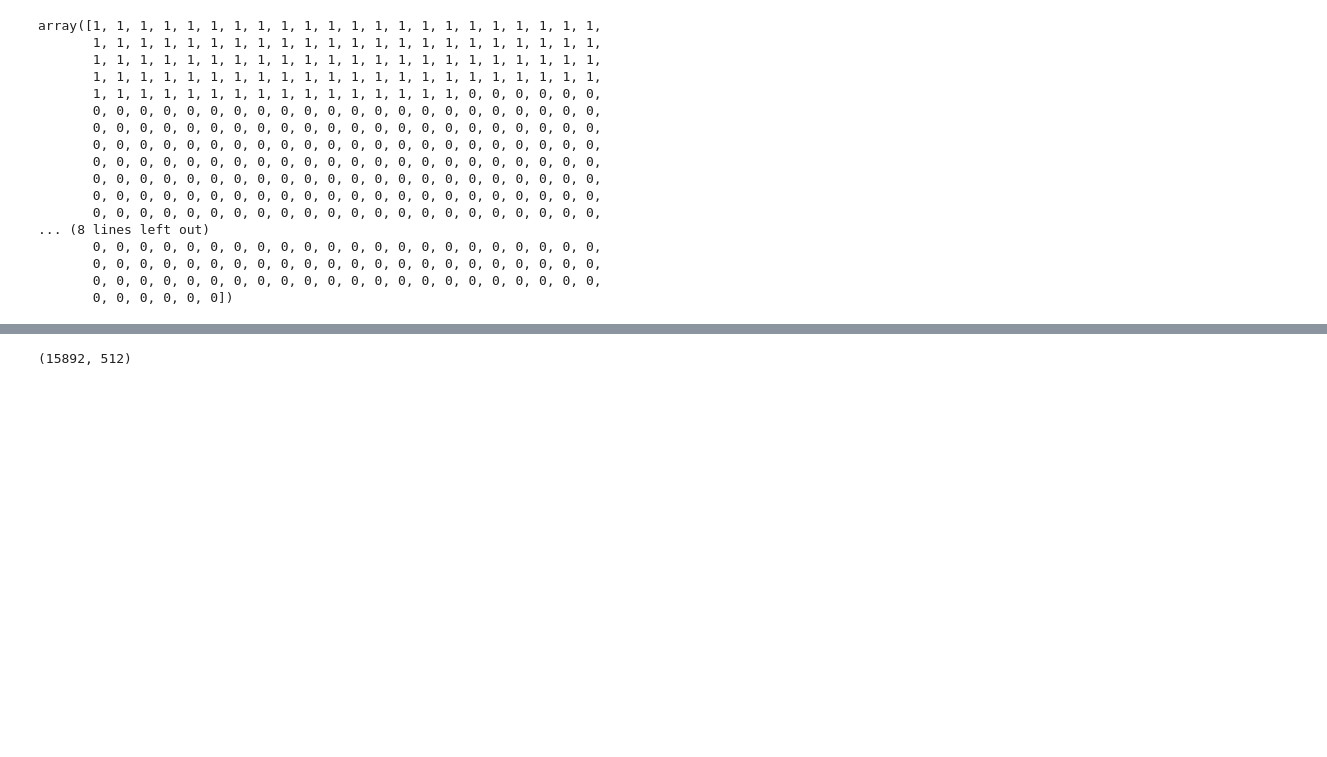
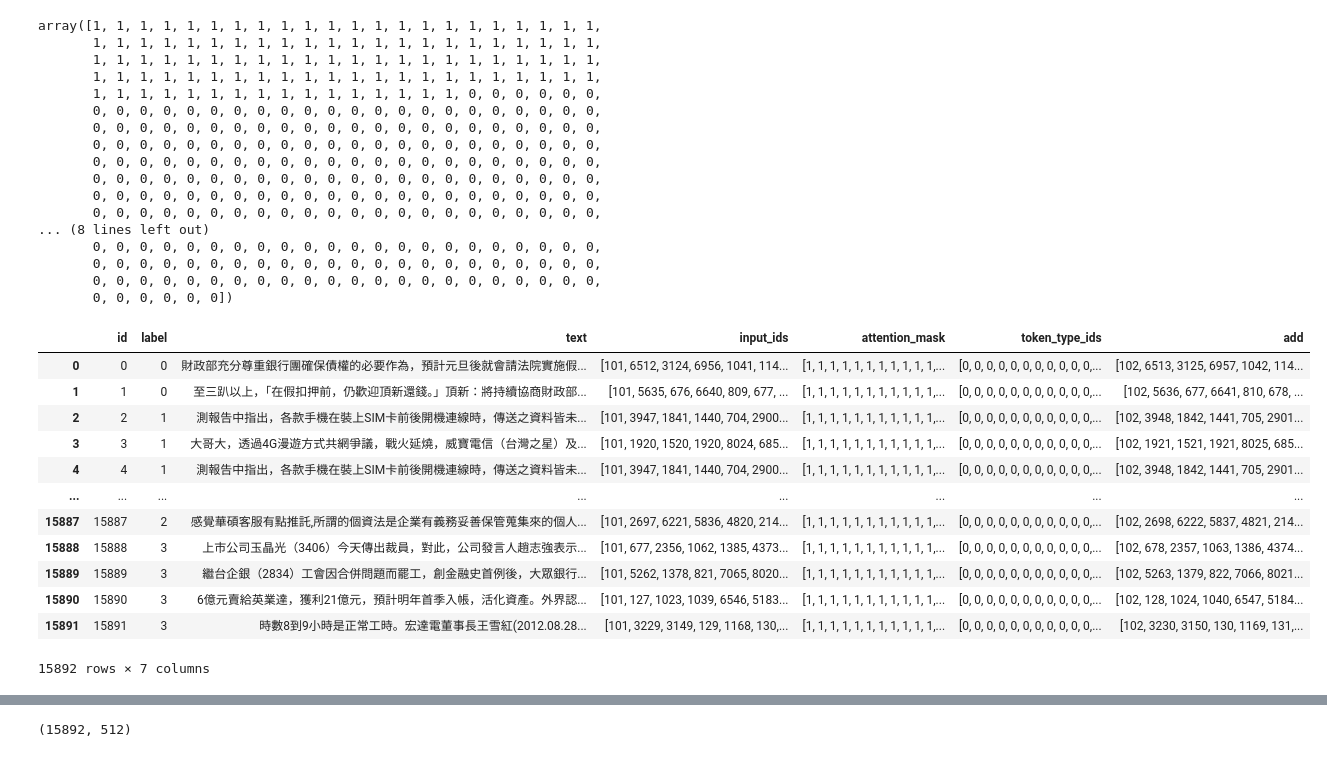
Before and after one commit to roccqqck/news_bert, a Jupyter notebook: 2.tokenize_tf.ipynb, the cells around one changed output, grey strips where cells are left out. Saved outputs shown, nothing was run; the diff lists cells and outputs as text; code cells hidden in the pictures; blank space fills up the shorter version.

```diff
--- a/2.tokenize_tf.ipynb
+++ b/2.tokenize_tf.ipynb
@@ -296,3 +286,26 @@ array([1, 1, 1, 1, 1, 1, 1, 1, 1, 1, 1, 1, 1, 1, 1, 1, 1, 1, 1, 1, 1, 1,
        0, 0, 0, 0, 0, 0, 0, 0, 0, 0, 0, 0, 0, 0, 0, 0, 0, 0, 0, 0, 0, 0,
        0, 0, 0, 0, 0, 0, 0, 0, 0, 0, 0, 0, 0, 0, 0, 0, 0, 0, 0, 0, 0, 0,
        0, 0, 0, 0, 0, 0])
+# %%
+# 2個column numpy相加
+def add_2_column(input_ids, attention_mask):
+    add = np.array(input_ids) + np.array(attention_mask)
+    return add
+# %%
+# pandas apply 用2個column # 2個column numpy相加
+df_news['add'] = df_news.apply(lambda row: add_2_column(row['input_ids'], row['attention_mask']), axis=1)
+df_news
+# %% [output]
+|  | id | label | text | input_ids | attention_mask | token_type_ids | add |
+| 0 | 0 | 0 | 財政部充分尊重銀行團確保債權的必要作為，預計元旦後就會請法院實施假... | [101, 6512, 3124, 6956, 1041, 114... | [1, 1, 1, 1, 1, 1, 1, 1, 1, 1, 1,... | [0, 0, 0, 0, 0, 0, 0, 0, 0, 0, 0,... | [102, 6513, 3125, 6957, 1042, 114... |
+| 1 | 1 | 0 | 至三趴以上，「在假扣押前，仍歡迎頂新還錢。」頂新：將持續協商財政部... | [101, 5635, 676, 6640, 809, 677, ... | [1, 1, 1, 1, 1, 1, 1, 1, 1, 1, 1,... | [0, 0, 0, 0, 0, 0, 0, 0, 0, 0, 0,... | [102, 5636, 677, 6641, 810, 678, ... |
+| 2 | 2 | 1 | 測報告中指出，各款手機在裝上SIM卡前後開機連線時，傳送之資料皆未... | [101, 3947, 1841, 1440, 704, 2900... | [1, 1, 1, 1, 1, 1, 1, 1, 1, 1, 1,... | [0, 0, 0, 0, 0, 0, 0, 0, 0, 0, 0,... | [102, 3948, 1842, 1441, 705, 2901... |
+| 3 | 3 | 1 | 大哥大，透過4G漫遊方式共網爭議，戰火延燒，威寶電信（台灣之星）及... | [101, 1920, 1520, 1920, 8024, 685... | [1, 1, 1, 1, 1, 1, 1, 1, 1, 1, 1,... | [0, 0, 0, 0, 0, 0, 0, 0, 0, 0, 0,... | [102, 1921, 1521, 1921, 8025, 685... |
+| 4 | 4 | 1 | 測報告中指出，各款手機在裝上SIM卡前後開機連線時，傳送之資料皆未... | [101, 3947, 1841, 1440, 704, 2900... | [1, 1, 1, 1, 1, 1, 1, 1, 1, 1, 1,... | [0, 0, 0, 0, 0, 0, 0, 0, 0, 0, 0,... | [102, 3948, 1842, 1441, 705, 2901... |
+| ... | ... | ... | ... | ... | ... | ... | ... |
+| 15887 | 15887 | 2 | 感覺華碩客服有點推託,所謂的個資法是企業有義務妥善保管蒐集來的個人... | [101, 2697, 6221, 5836, 4820, 214... | [1, 1, 1, 1, 1, 1, 1, 1, 1, 1, 1,... | [0, 0, 0, 0, 0, 0, 0, 0, 0, 0, 0,... | [102, 2698, 6222, 5837, 4821, 214... |
+| 15888 | 15888 | 3 | 上市公司玉晶光（3406）今天傳出裁員，對此，公司發言人趙志強表示... | [101, 677, 2356, 1062, 1385, 4373... | [1, 1, 1, 1, 1, 1, 1, 1, 1, 1, 1,... | [0, 0, 0, 0, 0, 0, 0, 0, 0, 0, 0,... | [102, 678, 2357, 1063, 1386, 4374... |
+| 15889 | 15889 | 3 | 繼台企銀（2834）工會因合併問題而罷工，創金融史首例後，大眾銀行... | [101, 5262, 1378, 821, 7065, 8020... | [1, 1, 1, 1, 1, 1, 1, 1, 1, 1, 1,... | [0, 0, 0, 0, 0, 0, 0, 0, 0, 0, 0,... | [102, 5263, 1379, 822, 7066, 8021... |
+| 15890 | 15890 | 3 | 6億元賣給英業達，獲利21億元，預計明年首季入帳，活化資產。外界認... | [101, 127, 1023, 1039, 6546, 5183... | [1, 1, 1, 1, 1, 1, 1, 1, 1, 1, 1,... | [0, 0, 0, 0, 0, 0, 0, 0, 0, 0, 0,... | [102, 128, 1024, 1040, 6547, 5184... |
+| 15891 | 15891 | 3 | 時數8到9小時是正常工時。宏達電董事長王雪紅(2012.08.28... | [101, 3229, 3149, 129, 1168, 130,... | [1, 1, 1, 1, 1, 1, 1, 1, 1, 1, 1,... | [0, 0, 0, 0, 0, 0, 0, 0, 0, 0, 0,... | [102, 3230, 3150, 130, 1169, 131,... |
+15892 rows × 7 columns
```
Also changed, not shown: parts of 6 cells of this notebook.
